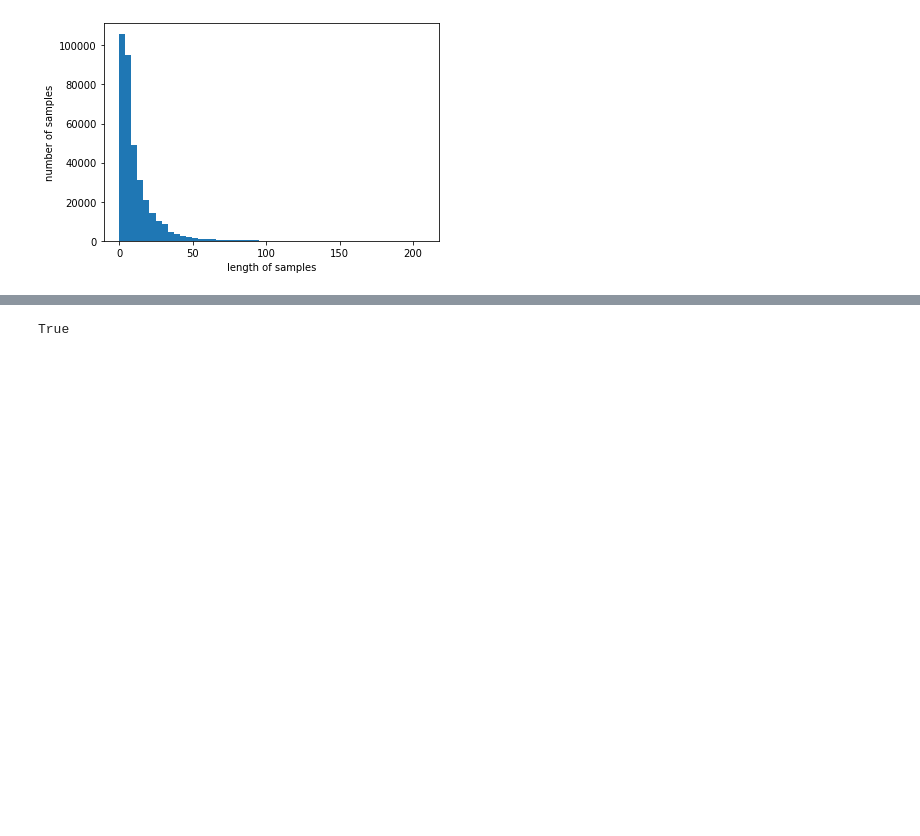
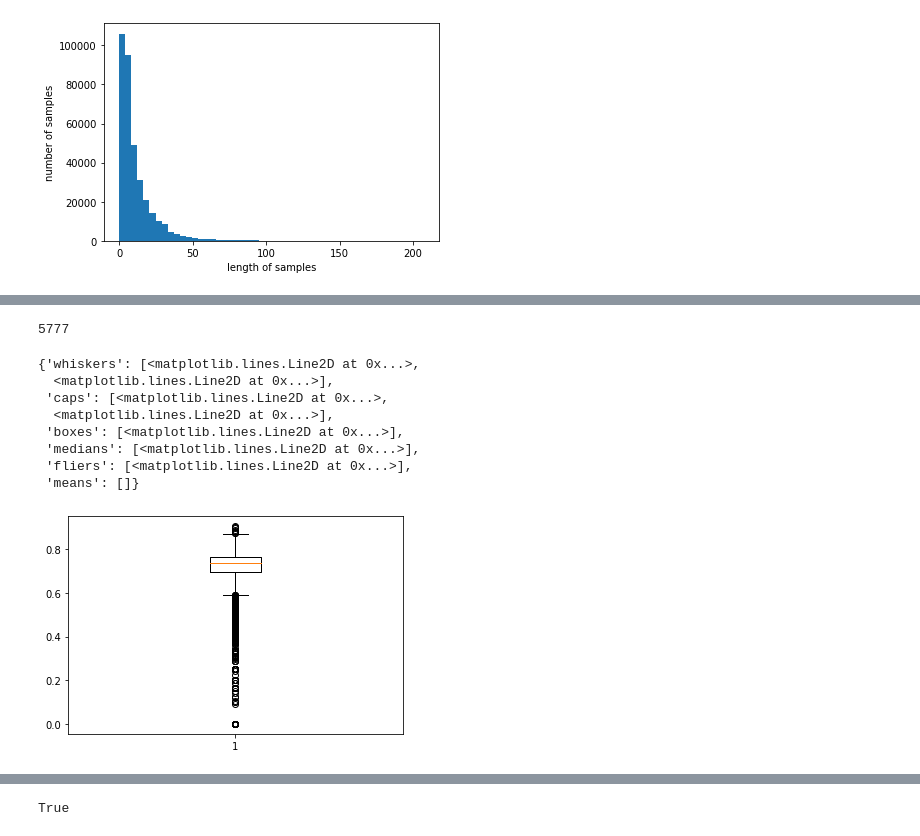
Before and after one commit to ckdrjs96/yogiyo, a Jupyter notebook: Untitled2.ipynb, the cells around one changed output, grey strips where cells are left out. Drawn from its saved outputs; the diff is of its cells as text; code cells hidden in the pictures; blank space fills up the shorter version.

```diff
--- a/Untitled2.ipynb
+++ b/Untitled2.ipynb
@@ -200,16 +205,25 @@ catagory15=cluster(15)
 import warnings
 warnings.filterwarnings(action='ignore')
 # %%
-cat15_shopss=catagory15.shop.unique().tolist()
-fin_test=pd.DataFrame
-for i in range(len(cat15_shopss)):
-    test=catagory15[catagory15.shop==cat15_shopss[i]]
-    test_tokenized_data=test.token.values.tolist()
+def make_fin_test(catagory):
+    cat15_shopss=catagory.shop.unique().tolist()
+    fin_test=pd.DataFrame
+    for i in range(len(cat15_shopss)):
+        test=catagory[catagory.shop==cat15_shopss[i]]
+        test_tokenized_data=test.token.values.tolist()
+        document_embedding_list=make_doc_embed_list(test_tokenized_data)
+        cosine_similarities = cosine_similarity(document_embedding_list, document_embedding_list)
+        sim=make_sim(cosine_similarities,test)
+        test['sim']=sim
+        if fin_test.empty:
+            fin_test=test
+        else:
+            fin_test=fin_test.append(test)
+
+    test_tokenized_data=catagory.token.values.tolist()
     document_embedding_list=make_doc_embed_list(test_tokenized_data)
     cosine_similarities = cosine_similarity(document_embedding_list, document_embedding_list)
-    sim=make_sim(cosine_similarities)
-    test['sim']=sim
-    if fin_test.empty:
-        fin_test=test
-    else:
-        fin_test=fin_test.append(test)
+    sim=make_sim(cosine_similarities,catagory)
+    fin_test['sim2']=sim
+
+    return fin_test
@@ -234,0 +256,12 @@ fin_test.to_csv(simPATH+'cat15_sim_v1.csv', index=False)
+# %%
+test_tokenized_data=catagory15.token.values.tolist()
+document_embedding_list=make_doc_embed_list(test_tokenized_data)
+cosine_similarities = cosine_similarity(document_embedding_list, document_embedding_list)
+sim=make_sim(cosine_similarities,catagory15)
+# %%
+sim=make_sim(cosine_similarities,catagory15)
+len(sim)
+# %% [output]
+5777
+# %%
+fin_test['sim2']=sim
@@ -234,0 +270,12 @@ fin_test.to_csv(simPATH+'cat15_sim_v1.csv', index=False)
+# %%
+plt.boxplot(fin_test['sim2'])
+# %% [output]
+{'whiskers': [<matplotlib.lines.Line2D at 0x...>,
+  <matplotlib.lines.Line2D at 0x...>],
+ 'caps': [<matplotlib.lines.Line2D at 0x...>,
+  <matplotlib.lines.Line2D at 0x...>],
+ 'boxes': [<matplotlib.lines.Line2D at 0x...>],
+ 'medians': [<matplotlib.lines.Line2D at 0x...>],
+ 'fliers': [<matplotlib.lines.Line2D at 0x...>],
+ 'means': []}
+[figure, added]
```
Also changed, not shown: parts of 15 cells of this notebook, 2 other files.
